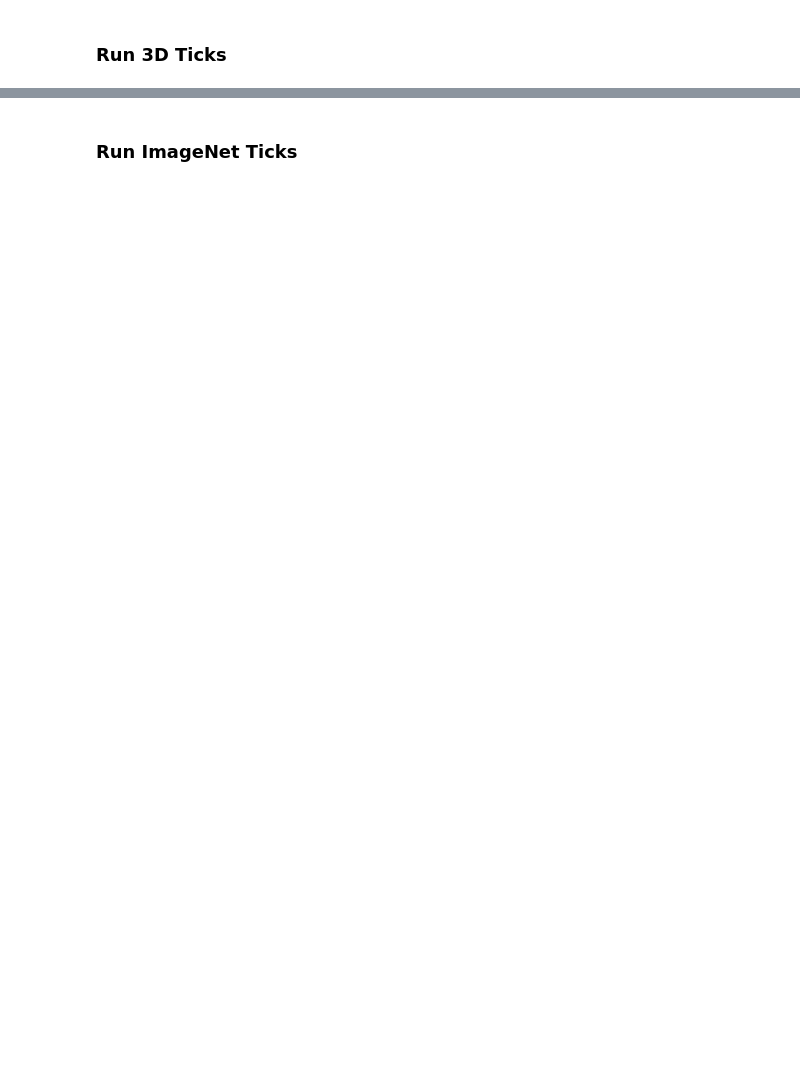
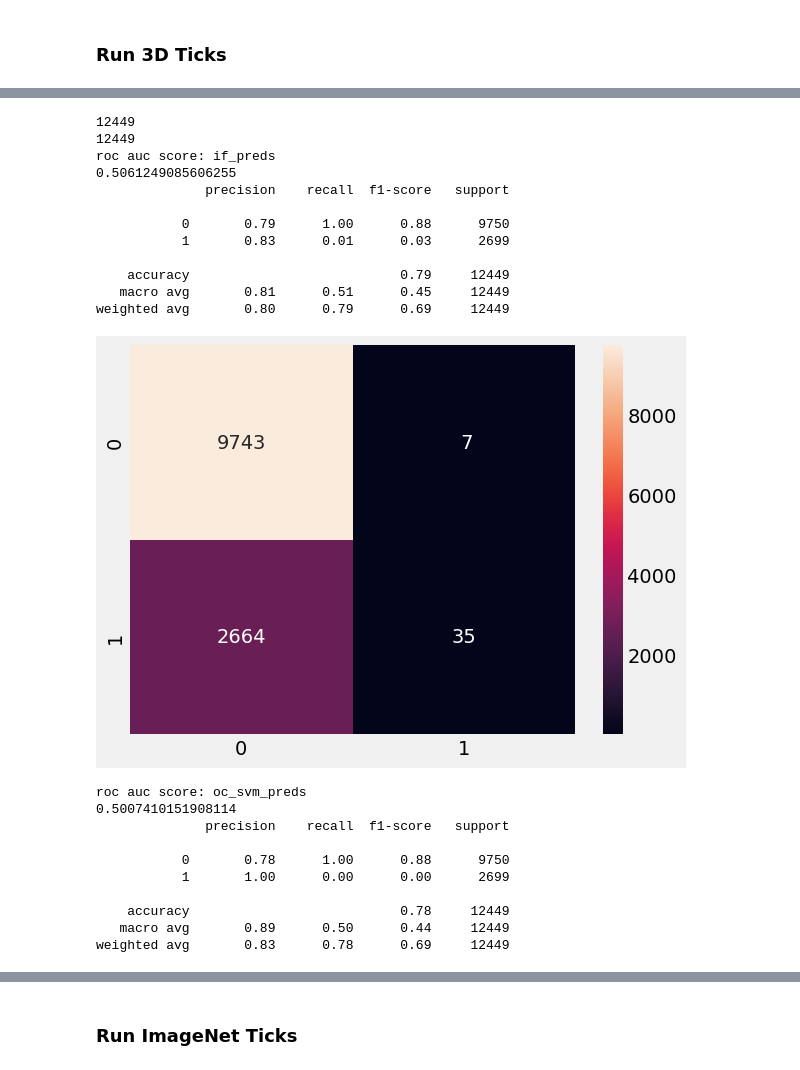
Before and after one commit to msheps03/scantAI, a Jupyter notebook: OneClass/ConflictofInterest.ipynb, the cells around one changed output, grey strips where cells are left out. Saved outputs shown, nothing was run; the diff lists cells and outputs as text; code cells hidden in the pictures; blank space fills up the shorter version.

```diff
--- a/OneClass/ConflictofInterest.ipynb
+++ b/OneClass/ConflictofInterest.ipynb
@@ -412,0 +483,66 @@ Y Max/Min:  0.9285714285714286 / 0.0
+# %%
+# Train classifier and obtain predictions for OC-SVM
+oc_svm_clf = svm.OneClassSVM(gamma=1e-3, kernel='rbf', nu=1e-3)  # Obtained using grid search
+if_clf = IsolationForest(contamination=0.08, max_features=1.0, max_samples=1.0, n_estimators=40)  # Obtained using grid search
+
+oc_svm_clf.fit(D3_tick[0])
+if_clf.fit(D3_tick[0])
+
+oc_svm_preds = oc_svm_clf.predict(D3_tick[1])
+if_preds = if_clf.predict(D3_tick[1])
+
+# Further compute accuracy, precision and recall for the two predictions sets obtained
+
+print(len(X_test))
+print(len(if_preds))
+svm_if_results=pd.DataFrame({
+  'path': all_test_paths,
+  'oc_svm_preds': [0 if x == -1 else 1 for x in oc_svm_preds],
+  'if_preds': [0 if x == -1 else 1 for x in if_preds]
+})
+
+
+svm_if_results=svm_if_results.merge(test_path_df)
+svm_if_results.head()
+
+print('roc auc score: if_preds')
+if_preds=svm_if_results['if_preds']
+actual=svm_if_results['is_car']
+print(roc_auc_score(actual, if_preds))
+print(classification_report(actual, if_preds))
+sns.heatmap(confusion_matrix(actual, if_preds),annot=True,fmt='2.0f')
+plt.show()
+
+print('roc auc score: oc_svm_preds')
+oc_svm_preds=svm_if_results['oc_svm_preds']
+actual=svm_if_results['is_car']
+#print(actual)
+#print(oc_svm_preds)
+print(roc_auc_score(actual, oc_svm_preds))
+print(classification_report(actual, oc_svm_preds))
+sns.heatmap(confusion_matrix(actual, oc_svm_preds),annot=True,fmt='2.0f')
+plt.show()
+# %% [output]
+12449
+12449
+roc auc score: if_preds
+0.5061249085606255
+              precision    recall  f1-score   support
+
+           0       0.79      1.00      0.88      9750
+           1       0.83      0.01      0.03      2699
+
+    accuracy                           0.79     12449
+   macro avg       0.81      0.51      0.45     12449
+weighted avg       0.80      0.79      0.69     12449
+[figure, added]
+roc auc score: oc_svm_preds
+0.5007410151908114
+              precision    recall  f1-score   support
+
+           0       0.78      1.00      0.88      9750
+           1       1.00      0.00      0.00      2699
+
+    accuracy                           0.78     12449
+   macro avg       0.89      0.50      0.44     12449
+weighted avg       0.83      0.78      0.69     12449
```
Also changed, not shown: parts of 11 cells of this notebook, 1 other file.
